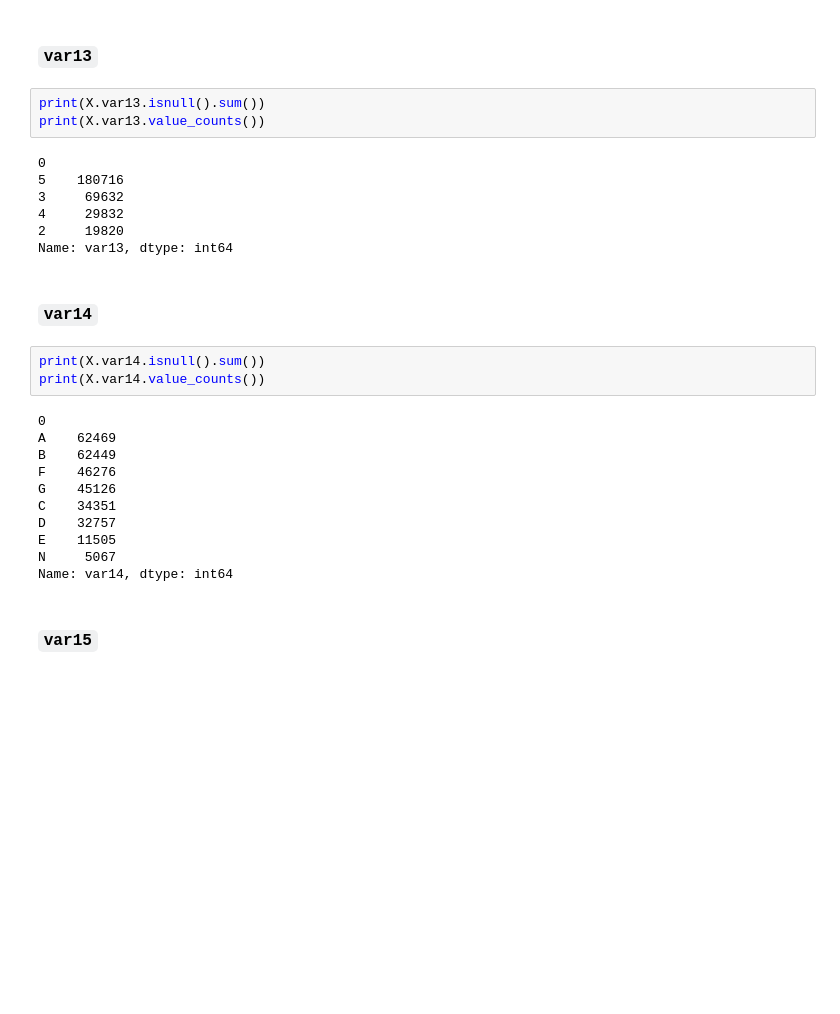
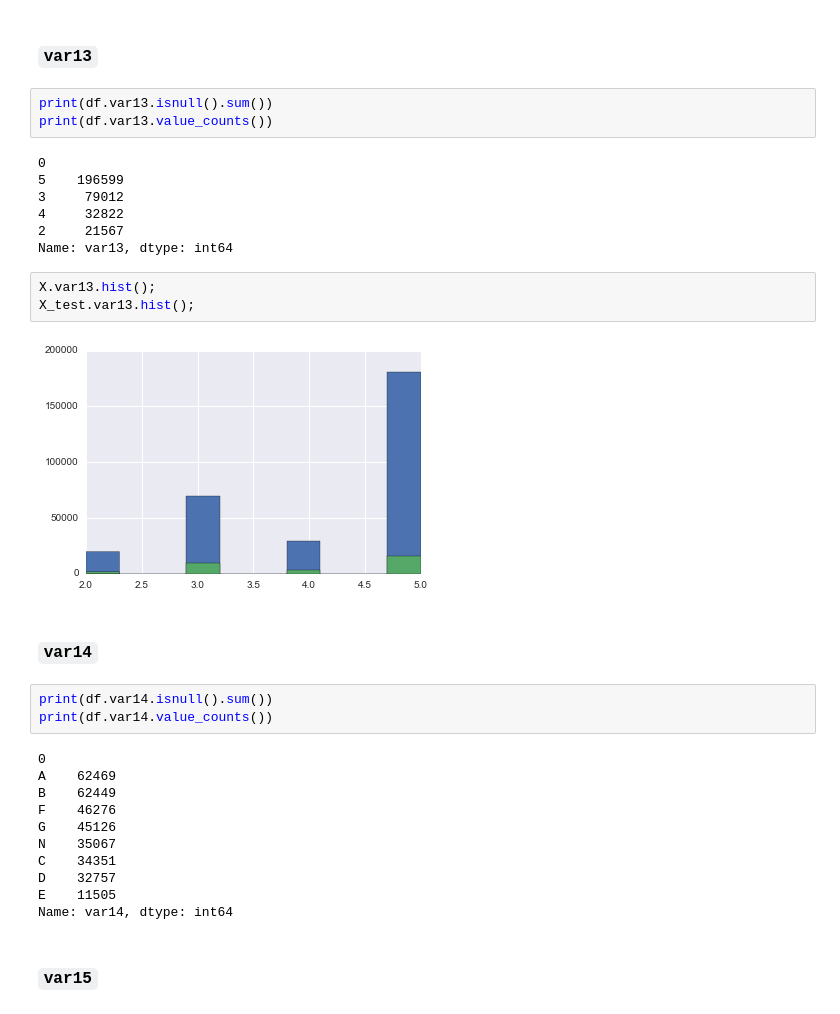
Before and after one commit to demidovakatya/competitions, a Jupyter notebook: exploratory_data_analysis.ipynb, the cells around one changed output. Cells and saved outputs as stored; diff of their text form; blank space fills up the shorter version.

```diff
--- a/exploratory_data_analysis.ipynb
+++ b/exploratory_data_analysis.ipynb
@@ -709,30 +758,35 @@ X.var12.hist(bins = 30);
 # %% [markdown]
 ### `var13`
 # %%
-print(X.var13.isnull().sum())
-print(X.var13.value_counts())
+print(df.var13.isnull().sum())
+print(df.var13.value_counts())
 # %% [output]
 0
-5    180716
-3     69632
-4     29832
-2     19820
+5    196599
+3     79012
+4     32822
+2     21567
 Name: var13, dtype: int64
+# %%
+X.var13.hist();
+X_test.var13.hist();
+# %% [output]
+[figure, added]
 # %% [markdown]
 ### `var14`
 # %%
-print(X.var14.isnull().sum())
-print(X.var14.value_counts())
+print(df.var14.isnull().sum())
+print(df.var14.value_counts())
 # %% [output]
 0
 A    62469
 B    62449
 F    46276
 G    45126
+N    35067
 C    34351
 D    32757
 E    11505
-N     5067
 Name: var14, dtype: int64
 # %% [markdown]
 ### `var15`
```
Also changed, not shown: parts of 31 cells of this notebook.
